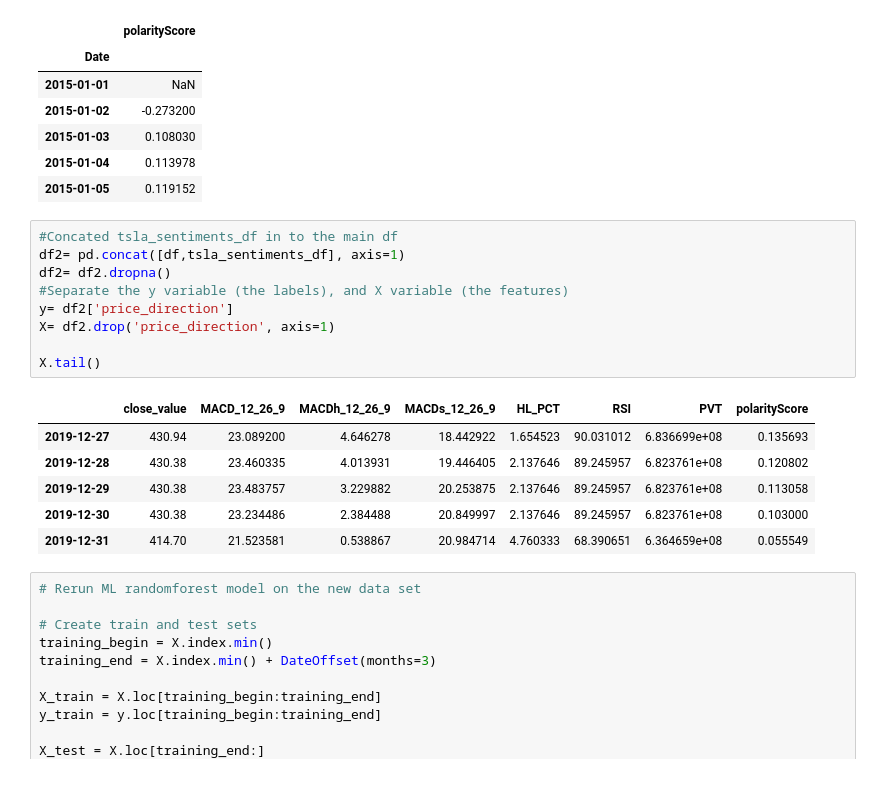
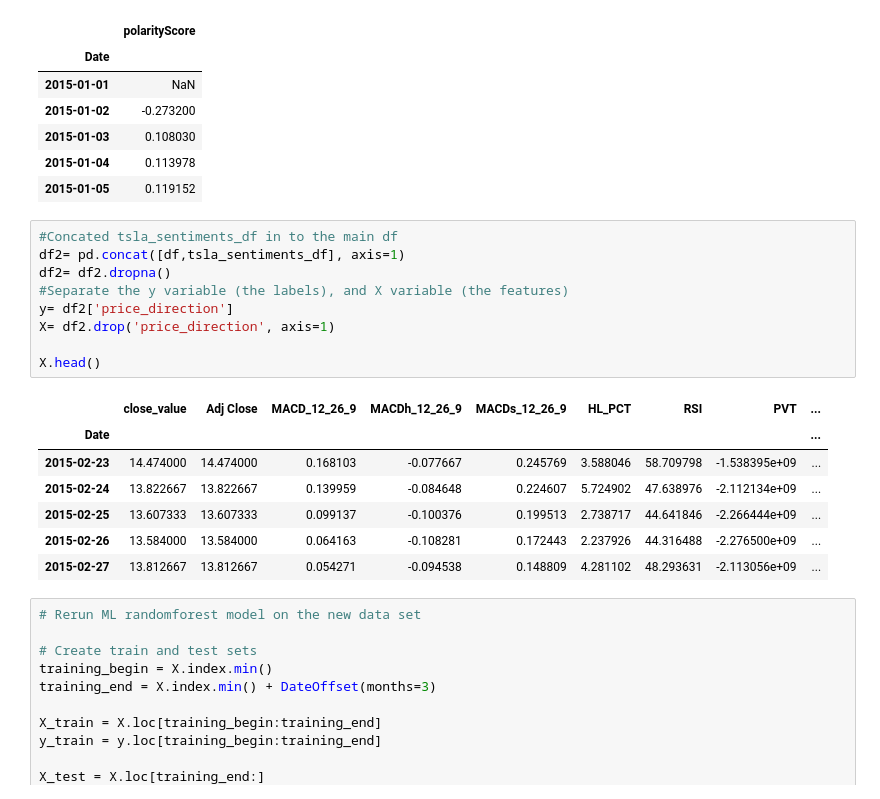
Before and after one commit to prastogi20/stockpredictor, a Jupyter notebook: Stock_direction_predictor_RF.ipynb, the cells around one changed output. Drawn from its saved outputs; the diff is of its cells as text.

```diff
--- a/Stock_direction_predictor_RF.ipynb
+++ b/Stock_direction_predictor_RF.ipynb
@@ -206,19 +206,20 @@ tsla_sentiments_df.head()
 # %%
 #Concated tsla_sentiments_df in to the main df
 df2= pd.concat([df,tsla_sentiments_df], axis=1)
 df2= df2.dropna()
 #Separate the y variable (the labels), and X variable (the features)
 y= df2['price_direction']
 X= df2.drop('price_direction', axis=1)
 
-X.tail()
+X.head()
 # %% [output]
-|  | close_value | MACD_12_26_9 | MACDh_12_26_9 | MACDs_12_26_9 | HL_PCT | RSI | PVT | polarityScore |
-| 2019-12-27 | 430.94 | 23.089200 | 4.646278 | 18.442922 | 1.654523 | 90.031012 | 6.836699e+08 | 0.135693 |
-| 2019-12-28 | 430.38 | 23.460335 | 4.013931 | 19.446405 | 2.137646 | 89.245957 | 6.823761e+08 | 0.120802 |
-| 2019-12-29 | 430.38 | 23.483757 | 3.229882 | 20.253875 | 2.137646 | 89.245957 | 6.823761e+08 | 0.113058 |
-| 2019-12-30 | 430.38 | 23.234486 | 2.384488 | 20.849997 | 2.137646 | 89.245957 | 6.823761e+08 | 0.103000 |
-| 2019-12-31 | 414.70 | 21.523581 | 0.538867 | 20.984714 | 4.760333 | 68.390651 | 6.364659e+08 | 0.055549 |
+|  | close_value | Adj Close | MACD_12_26_9 | MACDh_12_26_9 | MACDs_12_26_9 | HL_PCT | RSI | PVT | ... |
+| Date |  |  |  |  |  |  |  |  | ... |
+| 2015-02-23 | 14.474000 | 14.474000 | 0.168103 | -0.077667 | 0.245769 | 3.588046 | 58.709798 | -1.538395e+09 | ... |
+| 2015-02-24 | 13.822667 | 13.822667 | 0.139959 | -0.084648 | 0.224607 | 5.724902 | 47.638976 | -2.112134e+09 | ... |
+| 2015-02-25 | 13.607333 | 13.607333 | 0.099137 | -0.100376 | 0.199513 | 2.738717 | 44.641846 | -2.266444e+09 | ... |
+| 2015-02-26 | 13.584000 | 13.584000 | 0.064163 | -0.108281 | 0.172443 | 2.237926 | 44.316488 | -2.276500e+09 | ... |
+| 2015-02-27 | 13.812667 | 13.812667 | 0.054271 | -0.094538 | 0.148809 | 4.281102 | 48.293631 | -2.113056e+09 | ... |
 # %%
 # Rerun ML randomforest model on the new data set
 
```
Also changed, not shown: parts of 21 cells of this notebook, 5 other files.
